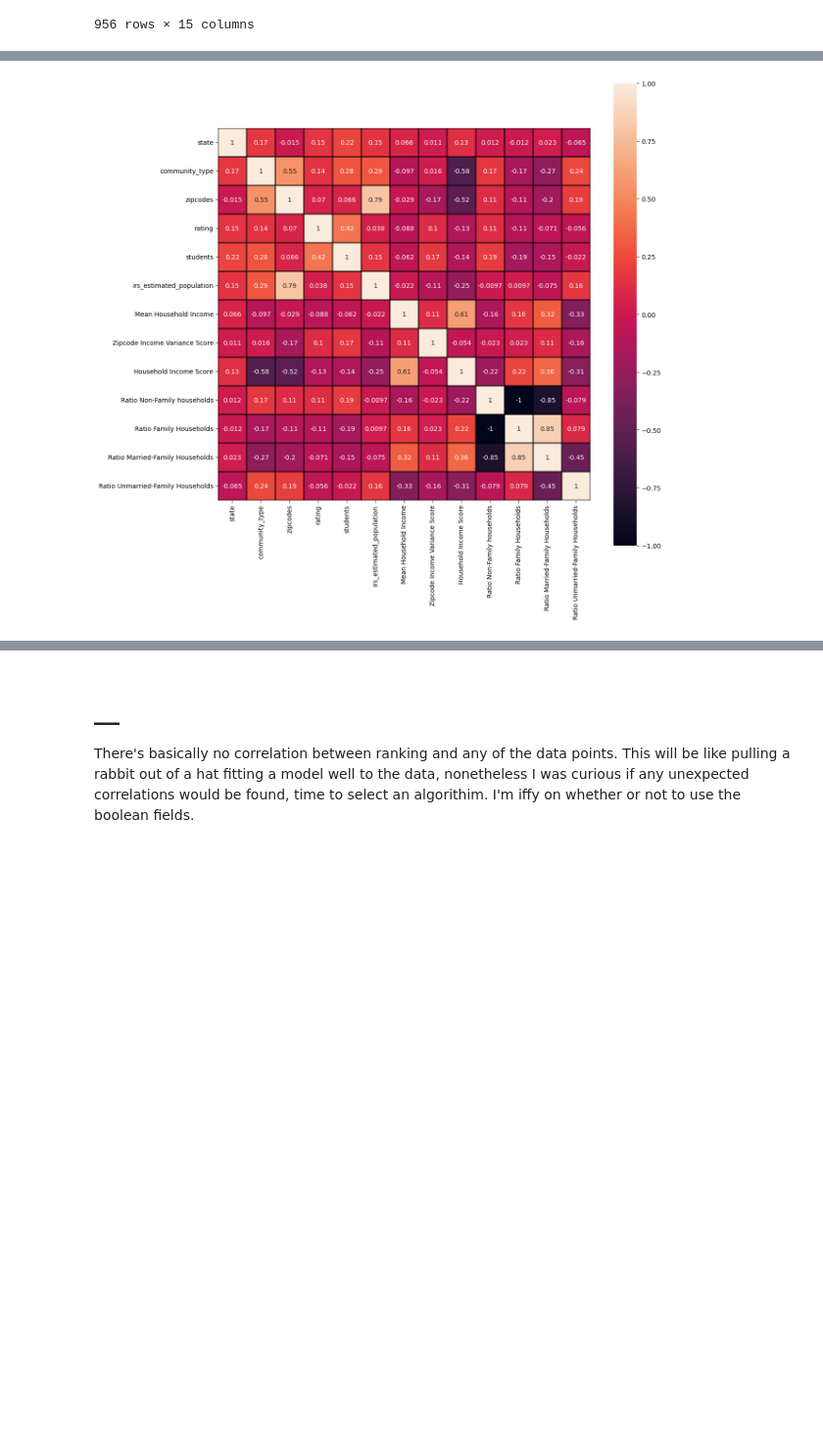
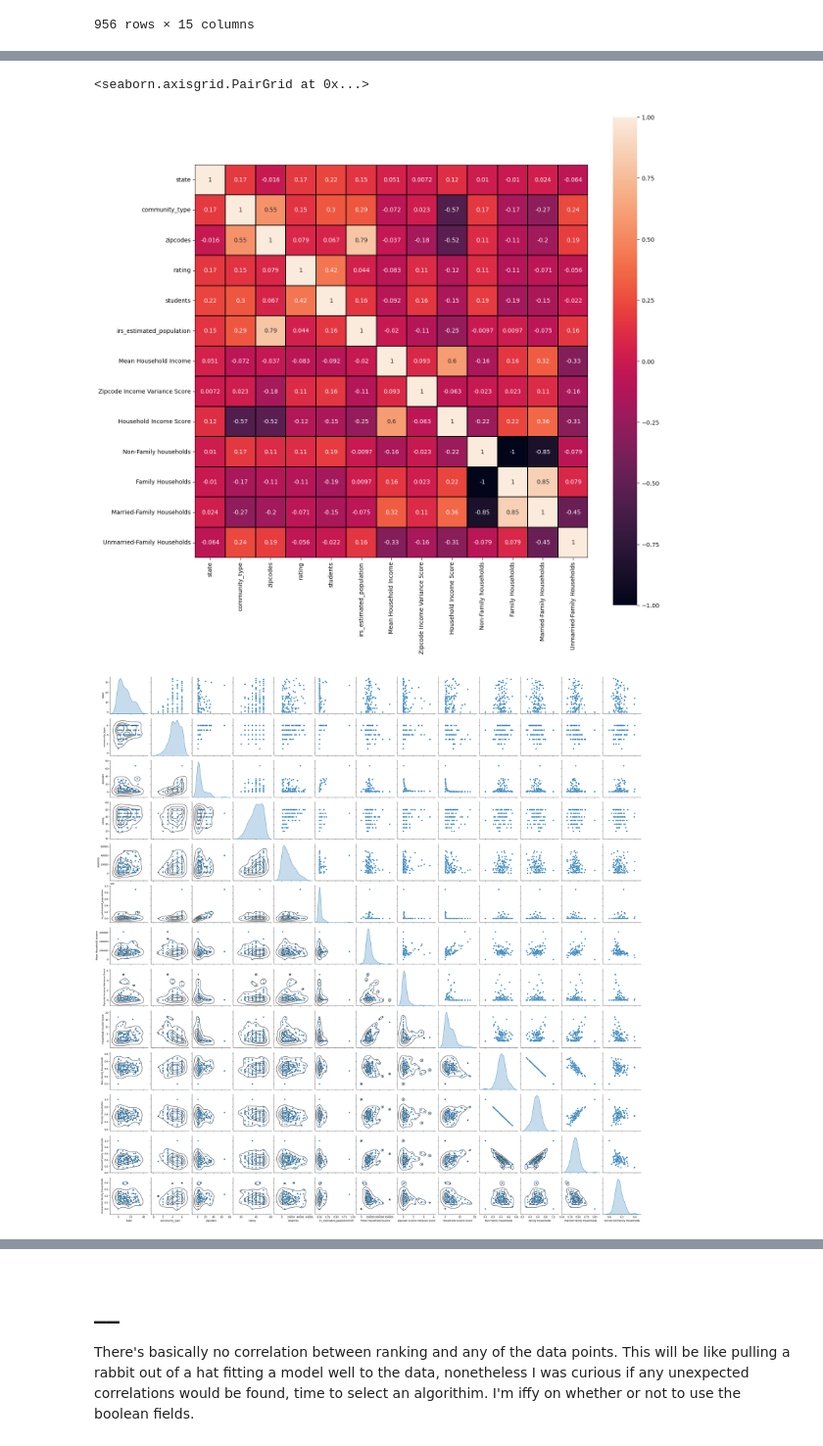
Before and after one commit to beckcarver/ml-algorithm-selection-beckcarver, a Jupyter notebook: algorithim-select.ipynb, the cells around one changed output, grey strips where cells are left out. Shown at 98% size. Drawn from its saved outputs; the diff is of its cells as text; code cells hidden in the pictures; blank space fills up the shorter version.

```diff
--- a/algorithim-select.ipynb
+++ b/algorithim-select.ipynb
@@ -171,10 +189,10 @@ df['Zipcode Income Variance Score'] = df.apply(lambda x: (abs(np.diff(np.array(x
 df.fillna({'Zipcode Income Variance Score':0}, inplace=True)
 df['Household Income Score'] = df.apply(lambda x: (np.mean(x['median_income*pop']) / x['irs_estimated_population']) * 0.0001, axis=1)
 
-df['Ratio Non-Family households'] = df['Non-family households'] / df['Total Households']
-df['Ratio Family Households'] = df['Family households'] / df['Total Households']
-df['Ratio Married-Family Households'] = df['Married-couple Family households'] / df['Total Households']
-df['Ratio Unmarried-Family Households'] = df['Unmarried Family households'] / df['Total Households']
+df['Non-Family households'] = df['Non-family households'] / df['Total Households']
+df['Family Households'] = df['Family households'] / df['Total Households']
+df['Married-Family Households'] = df['Married-couple Family households'] / df['Total Households']
+df['Unmarried-Family Households'] = df['Unmarried Family households'] / df['Total Households']
 
 df.drop(columns={'median_income*pop', 'Total Households', 'Family households', 'Non-family households', 'Married-couple Family households', 'Unmarried Family households'}, inplace=True)
 
@@ -185,5 +203,10 @@ df['state'] = df['state'].astype('category')
 df['community_type'] = df['community_type'].astype(str)
 df['community_type'] = df['community_type'].astype('category')
 
+# Luckily ratings are already rounded to half points which helps the model. Multiply by 10 and make integer to prepare as target.
+df['rating'] = df['rating'].apply(lambda x: x*10).astype('int')
+
+df.dropna(how='any', inplace=True)
+df.info()
 df
 # %% [output]
@@ -212,7 +259,6 @@ def convert_comm(val):
 dfn = df.copy()
 dfn['community_type'] = dfn['community_type'].apply(convert_comm)
 dfn['community_type'] = dfn['community_type'].astype('int64')
-dfn['community_type'] = dfn['community_type'].astype('category')
 
 dfn['state'] = pd.factorize(df['state'])[0]
 dfn
@@ -233,6 +279,9 @@ dfn
 # %%
-plt.figure(figsize=(13,13))
+plt.figure(figsize=(15,15))
 sns.heatmap(dfn.drop(['campus_name', 'campus_location'], axis=1).corr(), square = True, annot=True, linewidths=.1, linecolor='black')
-plt.show()
+p = sns.pairplot(dfn.drop(['campus_name', 'campus_location'], axis=1), diag_kind="kde")
+p.map_lower(sns.kdeplot, levels=5, color='.2')
 # %% [output]
+<seaborn.axisgrid.PairGrid at 0x...>
-[figure, old version]
+[figure, new version]
+[figure, added]
```
Also changed, not shown: parts of 17 cells of this notebook, 3 other files.
